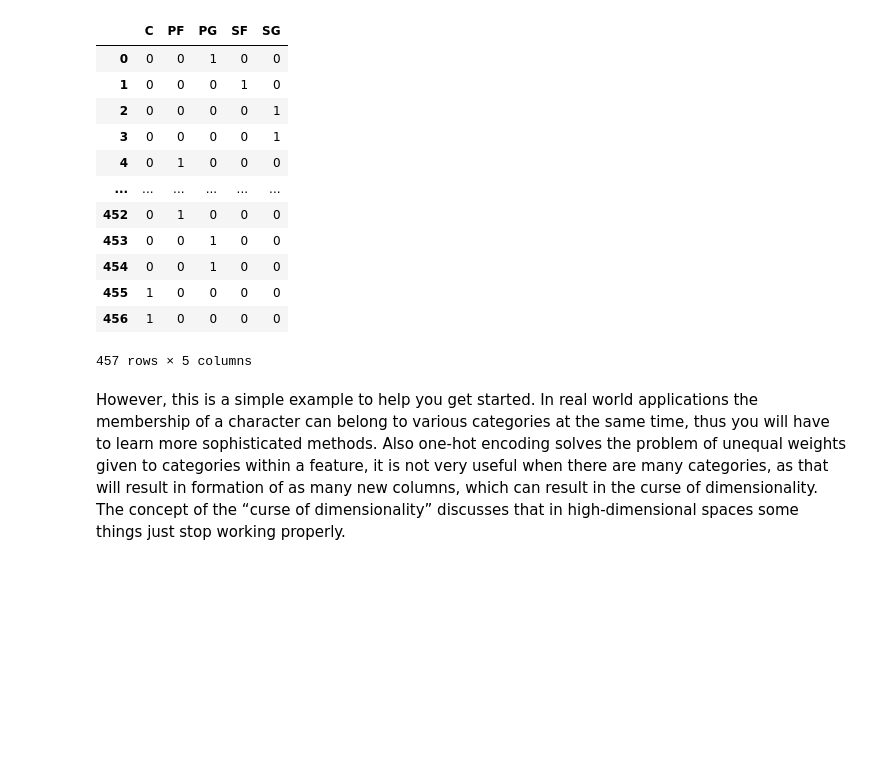
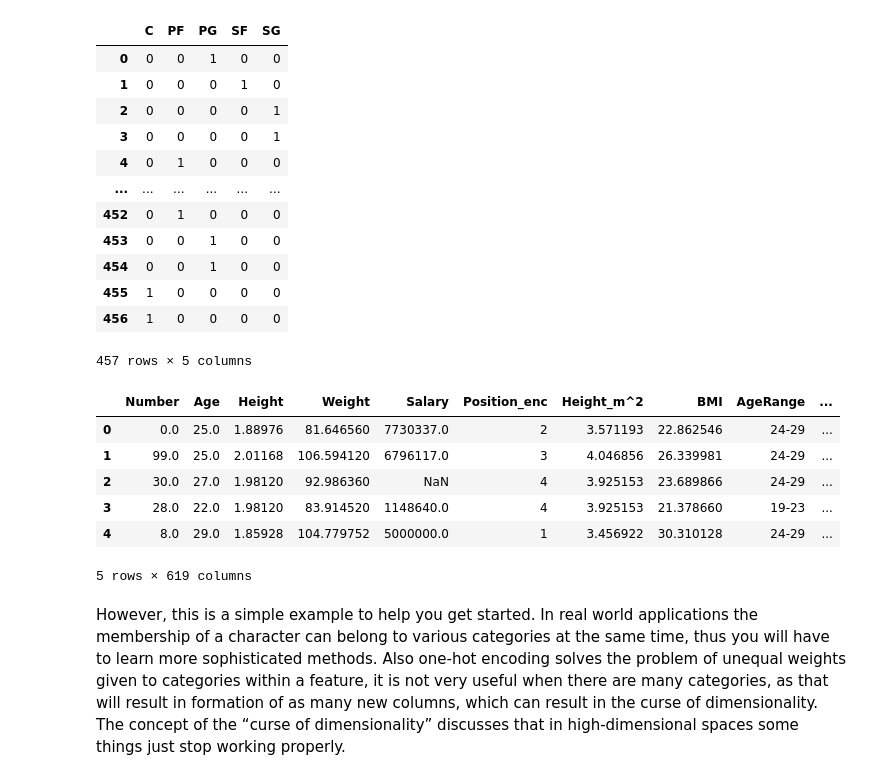
Before and after one commit to JKijonoka/Bootcamp_public, a Jupyter notebook: Day1/Day1 - Data foundations tutorial.ipynb, the cells around one changed output. Saved outputs shown, nothing was run; the diff lists cells and outputs as text; code cells hidden in the pictures; blank space fills up the shorter version.

```diff
--- a/Day1/Day1 - Data foundations tutorial.ipynb
+++ b/Day1/Day1 - Data foundations tutorial.ipynb
@@ -1484,6 +1486,19 @@ lb_results_df
 | 455 | 1 | 0 | 0 | 0 | 0 |
 | 456 | 1 | 0 | 0 | 0 | 0 |
 457 rows × 5 columns
+# %%
+data_one_hot = data.copy()
+data_one_hot_dummies = pd.get_dummies(data_one_hot, columns = ['Team', 'Name', 'Position', 'College'])
+# %%
+data_one_hot_dummies.head()
+# %% [output]
+|  | Number | Age | Height | Weight | Salary | Position_enc | Height_m^2 | BMI | AgeRange | ... |
+| 0 | 0.0 | 25.0 | 1.88976 | 81.646560 | 7730337.0 | 2 | 3.571193 | 22.862546 | 24-29 | ... |
+| 1 | 99.0 | 25.0 | 2.01168 | 106.594120 | 6796117.0 | 3 | 4.046856 | 26.339981 | 24-29 | ... |
+| 2 | 30.0 | 27.0 | 1.98120 | 92.986360 | NaN | 4 | 3.925153 | 23.689866 | 24-29 | ... |
+| 3 | 28.0 | 22.0 | 1.98120 | 83.914520 | 1148640.0 | 4 | 3.925153 | 21.378660 | 19-23 | ... |
+| 4 | 8.0 | 29.0 | 1.85928 | 104.779752 | 5000000.0 | 1 | 3.456922 | 30.310128 | 24-29 | ... |
+5 rows × 619 columns
 # %% [markdown]
 However, this is a simple example to help you get started. In real world applications the membership of a character can belong to various categories at the same time, thus you will have to learn more sophisticated methods. Also one-hot encoding solves the problem of unequal weights given to categories within a feature, it is not very useful when there are many categories, as that will result in formation of as many new columns, which can result in the curse of dimensionality. The concept of the “curse of dimensionality” discusses that in high-dimensional spaces some things just stop working properly.
 # %% [markdown]
```
Also changed, not shown: parts of 10 cells of this notebook.
